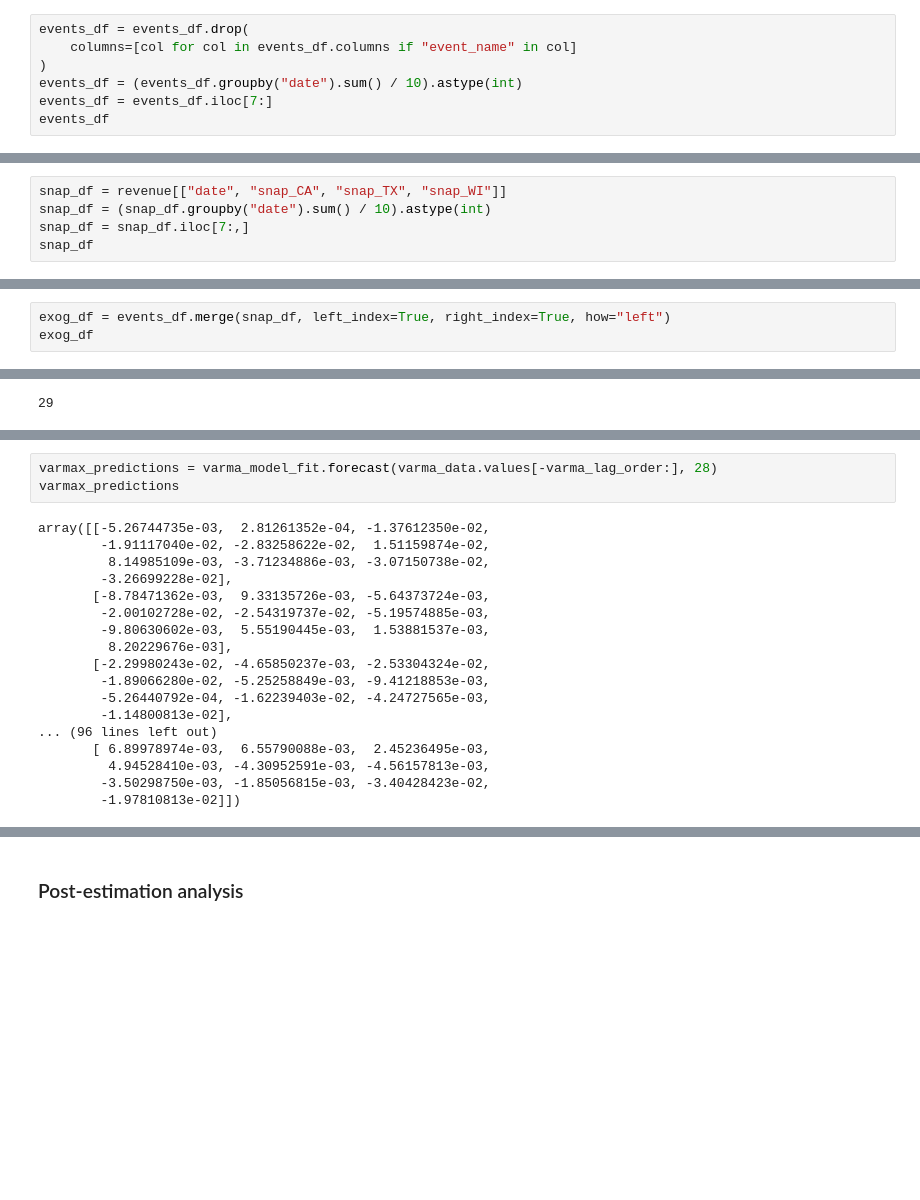
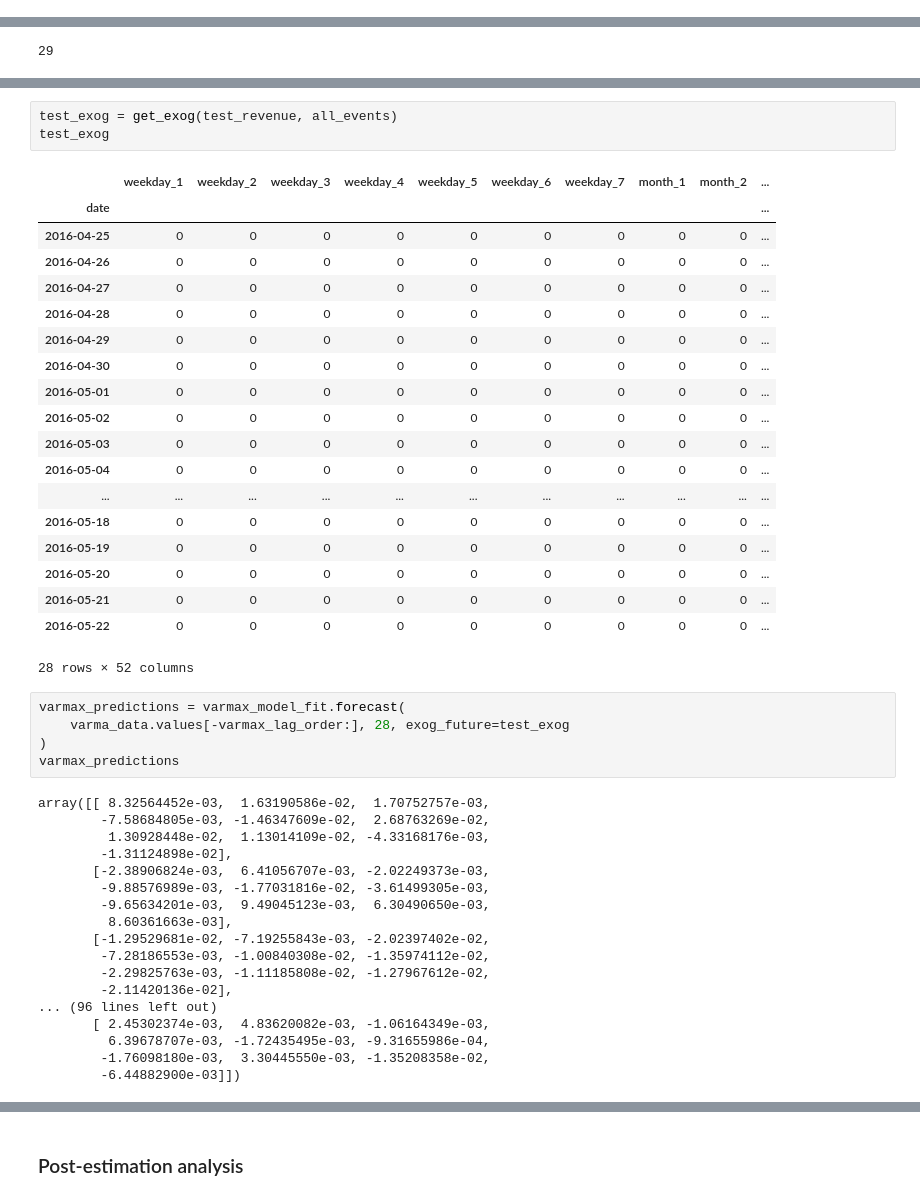
Before and after one commit to DucTrung1802/seminar_1, a Jupyter notebook: Workspace/Duc/Seminar 1 - Statistics - Time series analysis.ipynb, the cells around one changed output, grey strips where cells are left out. Cells and saved outputs as stored; diff of their text form; blank space fills up the shorter version.

Commit message:
UPDATE: Duc VARMAX results

```diff
--- a/Workspace/Duc/Seminar 1 - Statistics - Time series analysis.ipynb
+++ b/Workspace/Duc/Seminar 1 - Statistics - Time series analysis.ipynb
@@ -1037,7 +1014,0 @@ events_df
-# %%
-events_df = events_df.drop(
-    columns=[col for col in events_df.columns if "event_name" in col]
-)
-events_df = (events_df.groupby("date").sum() / 10).astype(int)
-events_df = events_df.iloc[7:]
-events_df
@@ -1061,5 +1014,0 @@ events_df
-# %%
-snap_df = revenue[["date", "snap_CA", "snap_TX", "snap_WI"]]
-snap_df = (snap_df.groupby("date").sum() / 10).astype(int)
-snap_df = snap_df.iloc[7:,]
-snap_df
@@ -1083,3 +1014,0 @@ snap_df
-# %%
-exog_df = events_df.merge(snap_df, left_index=True, right_index=True, how="left")
-exog_df
@@ -1129,24 +1158,49 @@ varmax_lag_order
+# %%
+test_exog = get_exog(test_revenue, all_events)
+test_exog
+# %% [output]
+|  | weekday_1 | weekday_2 | weekday_3 | weekday_4 | weekday_5 | weekday_6 | weekday_7 | month_1 | month_2 | ... |
+| date |  |  |  |  |  |  |  |  |  | ... |
+| 2016-04-25 | 0 | 0 | 0 | 0 | 0 | 0 | 0 | 0 | 0 | ... |
+| 2016-04-26 | 0 | 0 | 0 | 0 | 0 | 0 | 0 | 0 | 0 | ... |
+| 2016-04-27 | 0 | 0 | 0 | 0 | 0 | 0 | 0 | 0 | 0 | ... |
+| 2016-04-28 | 0 | 0 | 0 | 0 | 0 | 0 | 0 | 0 | 0 | ... |
+| 2016-04-29 | 0 | 0 | 0 | 0 | 0 | 0 | 0 | 0 | 0 | ... |
+| 2016-04-30 | 0 | 0 | 0 | 0 | 0 | 0 | 0 | 0 | 0 | ... |
+| 2016-05-01 | 0 | 0 | 0 | 0 | 0 | 0 | 0 | 0 | 0 | ... |
+| 2016-05-02 | 0 | 0 | 0 | 0 | 0 | 0 | 0 | 0 | 0 | ... |
+| 2016-05-03 | 0 | 0 | 0 | 0 | 0 | 0 | 0 | 0 | 0 | ... |
+| 2016-05-04 | 0 | 0 | 0 | 0 | 0 | 0 | 0 | 0 | 0 | ... |
+| ... | ... | ... | ... | ... | ... | ... | ... | ... | ... | ... |
+| 2016-05-18 | 0 | 0 | 0 | 0 | 0 | 0 | 0 | 0 | 0 | ... |
+| 2016-05-19 | 0 | 0 | 0 | 0 | 0 | 0 | 0 | 0 | 0 | ... |
+| 2016-05-20 | 0 | 0 | 0 | 0 | 0 | 0 | 0 | 0 | 0 | ... |
+| 2016-05-21 | 0 | 0 | 0 | 0 | 0 | 0 | 0 | 0 | 0 | ... |
+| 2016-05-22 | 0 | 0 | 0 | 0 | 0 | 0 | 0 | 0 | 0 | ... |
+28 rows × 52 columns
 # %%
-varmax_predictions = varma_model_fit.forecast(varma_data.values[-varma_lag_order:], 28)
+varmax_predictions = varmax_model_fit.forecast(
+    varma_data.values[-varmax_lag_order:], 28, exog_future=test_exog
+)
 varmax_predictions
 # %% [output]
-array([[-5.26744735e-03,  2.81261352e-04, -1.37612350e-02,
-        -1.91117040e-02, -2.83258622e-02,  1.51159874e-02,
-         8.14985109e-03, -3.71234886e-03, -3.07150738e-02,
-        -3.26699228e-02],
-       [-8.78471362e-03,  9.33135726e-03, -5.64373724e-03,
-        -2.00102728e-02, -2.54319737e-02, -5.19574885e-03,
-        -9.80630602e-03,  5.55190445e-03,  1.53881537e-03,
-         8.20229676e-03],
-       [-2.29980243e-02, -4.65850237e-03, -2.53304324e-02,
-        -1.89066280e-02, -5.25258849e-03, -9.41218853e-03,
-        -5.26440792e-04, -1.62239403e-02, -4.24727565e-03,
-        -1.14800813e-02],
+array([[ 8.32564452e-03,  1.63190586e-02,  1.70752757e-03,
+        -7.58684805e-03, -1.46347609e-02,  2.68763269e-02,
+         1.30928448e-02,  1.13014109e-02, -4.33168176e-03,
+        -1.31124898e-02],
+       [-2.38906824e-03,  6.41056707e-03, -2.02249373e-03,
+        -9.88576989e-03, -1.77031816e-02, -3.61499305e-03,
+        -9.65634201e-03,  9.49045123e-03,  6.30490650e-03,
+         8.60361663e-03],
+       [-1.29529681e-02, -7.19255843e-03, -2.02397402e-02,
+        -7.28186553e-03, -1.00840308e-02, -1.35974112e-02,
+        -2.29825763e-03, -1.11185808e-02, -1.27967612e-02,
+        -2.11420136e-02],
 ... (96 lines left out)
-       [ 6.89978974e-03,  6.55790088e-03,  2.45236495e-03,
-         4.94528410e-03, -4.30952591e-03, -4.56157813e-03,
-        -3.50298750e-03, -1.85056815e-03, -3.40428423e-02,
-        -1.97810813e-02]])
+       [ 2.45302374e-03,  4.83620082e-03, -1.06164349e-03,
+         6.39678707e-03, -1.72435495e-03, -9.31655986e-04,
+        -1.76098180e-03,  3.30445550e-03, -1.35208358e-02,
+        -6.44882900e-03]])
 # %%
 varmax_processed_ma_prediction, varmax_processed_prediction, varmax_full_data = (
     process_ma_prediction(data, varma_ma_data, varmax_predictions)
```
Also changed, not shown: parts of 18 cells of this notebook, 3 other files.
